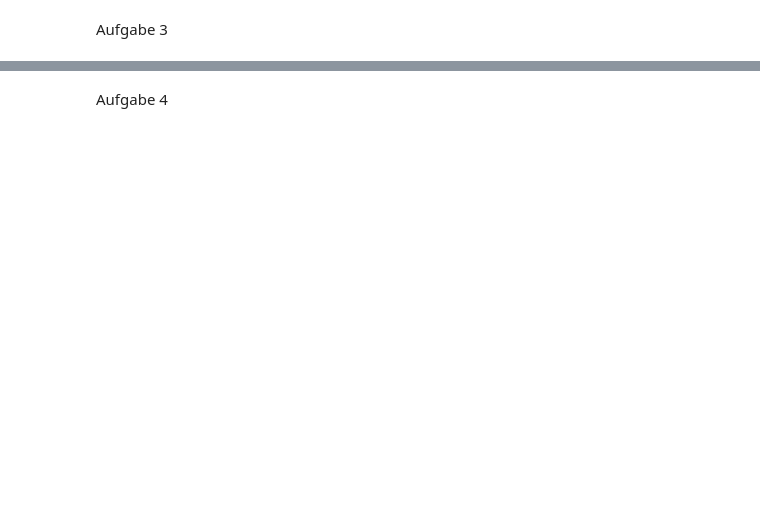
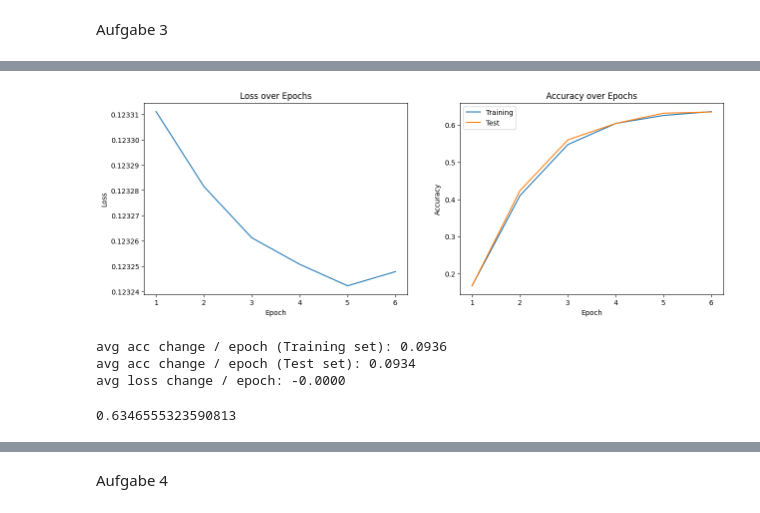
Before and after one commit to iamekerb/vta-MC, a Jupyter notebook: vta mc 1.ipynb, the cells around one changed output, grey strips where cells are left out. Cells and saved outputs as stored; diff of their text form; code cells hidden in the pictures; blank space fills up the shorter version.

```diff
--- a/vta mc 1.ipynb
+++ b/vta mc 1.ipynb
@@ -264,0 +347,21 @@ Testgenauigkeit: 0.7288
+# %%
+def get_batches(x, y, batch_size):
+    """
+    Generate batches of data.
+
+    :param x: input data
+    :param y: target data
+    :param batch_size: size of each batch
+    :return: a generator object that yields batches of data
+    """
+    n_batches = len(x) // batch_size
+
+    # shuffle data before creating batches
+    idx = np.random.permutation(len(x))
+    x = x[idx]
+    y = y[idx]
+
+    for i in range(0, n_batches * batch_size, batch_size):
+        x_batch = x[i:i+batch_size]
+        y_batch = y[i:i+batch_size]
+        yield x_batch, y_batch
@@ -264,0 +553,6 @@ Testgenauigkeit: 0.7288
+# %%
+slp = SingleLayerNetwork(input_size=784, hidden_size=512, output_size=1, loss_fn=focal_loss, loss_fn_grad=focal_loss_grad, acc_fn=f1_score)
+slp.train(X_train, y_train_2_binary, X_test, y_test_2_binary, lr=0.0001, epochs=6, batch_size=32)
+slp.summary()
+slp.evaluate(X_test, y_test_2_binary)
+# %% [output]
@@ -264,0 +565,5 @@ Testgenauigkeit: 0.7288
+[figure, added]
+avg acc change / epoch (Training set): 0.0936
+avg acc change / epoch (Test set): 0.0934
+avg loss change / epoch: -0.0000
+0.6346555323590813
```
Also changed, not shown: parts of 24 cells of this notebook.
